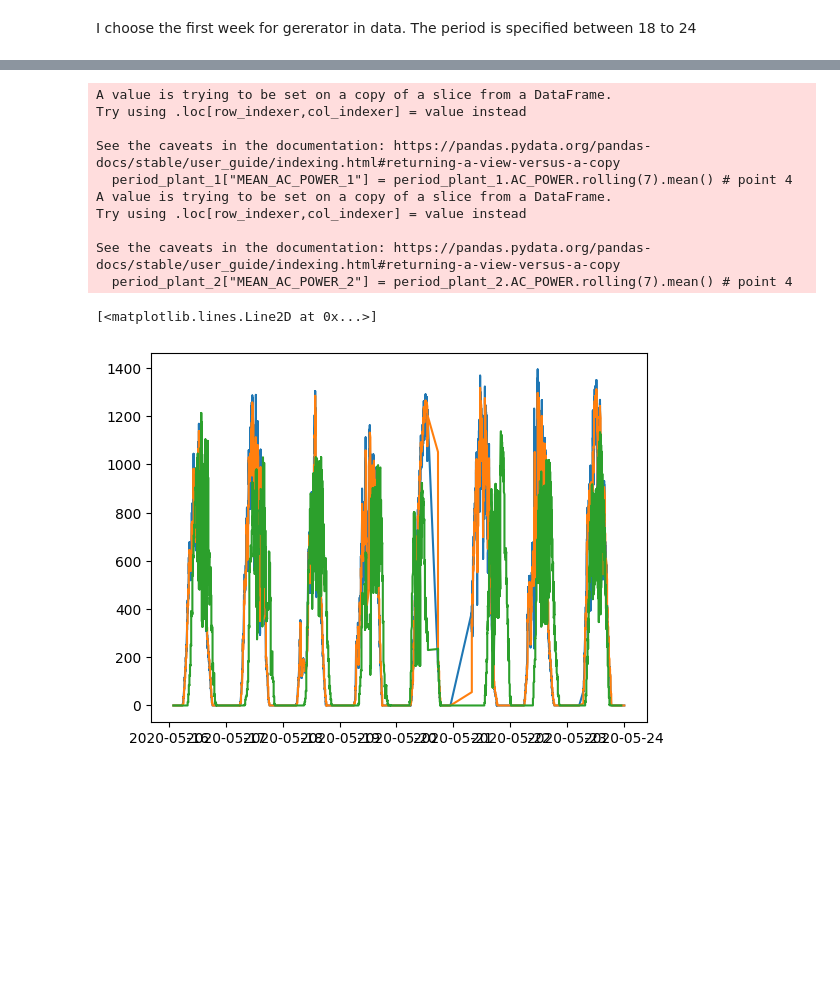
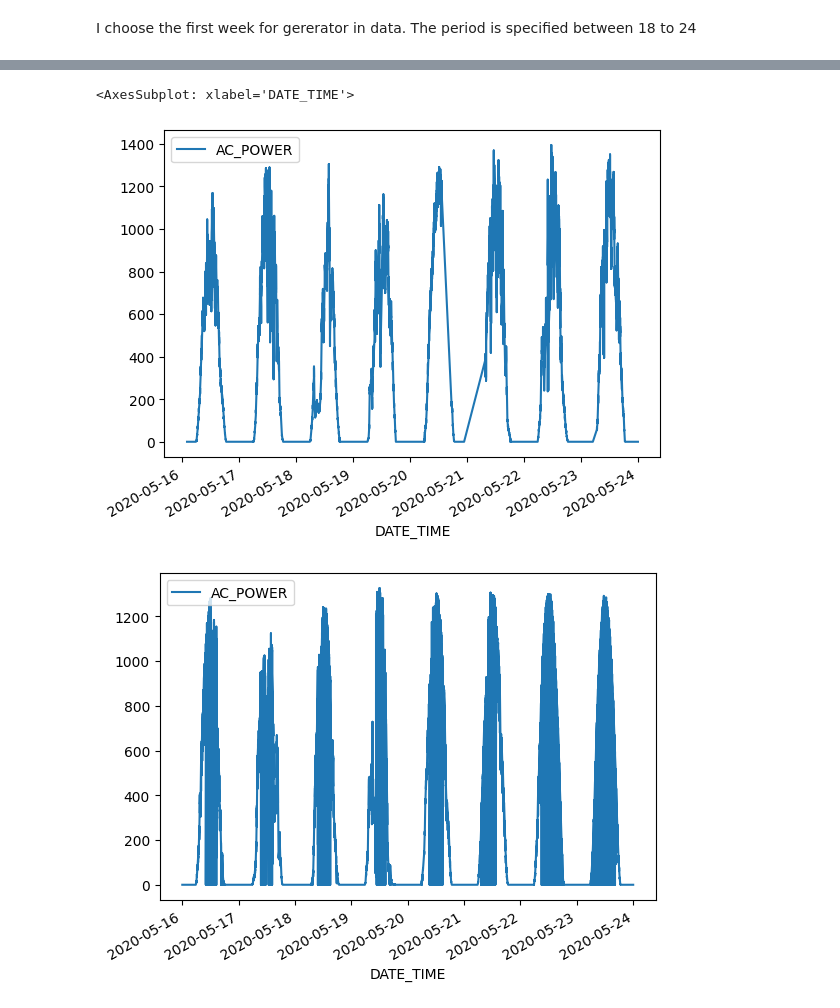
Before and after one commit to RadekKlucz/Jezyki-i-Biblioteki-Analizy-danych-AGH, a Jupyter notebook: Lab11/pandas_exercise.ipynb, the cells around one changed output, grey strips where cells are left out. Cells and saved outputs as stored; diff of their text form; code cells hidden in the pictures; blank space fills up the shorter version.

```diff
--- a/Lab11/pandas_exercise.ipynb
+++ b/Lab11/pandas_exercise.ipynb
@@ -57,22 +80,0 @@ period_plant_2 = plant.loc[week_plant_2]
-# %%
-period_plant_1["MEAN_AC_POWER_1"] = period_plant_1.AC_POWER.rolling(7).mean() # point 4
-period_plant_2["MEAN_AC_POWER_2"] = period_plant_2.AC_POWER.rolling(7).mean() # point 4
-# %% [output]
-A value is trying to be set on a copy of a slice from a DataFrame.
-Try using .loc[row_indexer,col_indexer] = value instead
-
-See the caveats in the documentation: https://pandas.pydata.org/pandas-docs/stable/user_guide/indexing.html#returning-a-view-versus-a-copy
-  period_plant_1["MEAN_AC_POWER_1"] = period_plant_1.AC_POWER.rolling(7).mean() # point 4
-A value is trying to be set on a copy of a slice from a DataFrame.
-Try using .loc[row_indexer,col_indexer] = value instead
-
-See the caveats in the documentation: https://pandas.pydata.org/pandas-docs/stable/user_guide/indexing.html#returning-a-view-versus-a-copy
-  period_plant_2["MEAN_AC_POWER_2"] = period_plant_2.AC_POWER.rolling(7).mean() # point 4
-# %%
-# period_plant_1.plot(x='DATE_TIME', y=['AC_POWER', 'MEAN_AC_POWER'], kind='line', figsize=(15, 5)) # point 3 with point 4
-plt.plot(period_plant_1["DATE_TIME"], period_plant_1["AC_POWER"], label="AC_POWER")
-plt.plot(period_plant_1["DATE_TIME"], period_plant_1["MEAN_AC_POWER_1"], label="MEAN_AC_POWER_1")
-plt.plot(period_plant_1["DATE_TIME"][:15068], period_plant_2["MEAN_AC_POWER_2"], label="MEAN_AC_POWER_2")
-# %% [output]
-[<matplotlib.lines.Line2D at 0x...>]
-[figure, removed]
@@ -80,0 +81,7 @@ plt.plot(period_plant_1["DATE_TIME"][:15068], period_plant_2["MEAN_AC_POWER_2"],
+# %%
+period_plant_1.plot(x="DATE_TIME", y="AC_POWER", kind="line")
+period_plant_2.plot(x="DATE_TIME", y="AC_POWER", kind="line")
+# %% [output]
+<AxesSubplot: xlabel='DATE_TIME'>
+[figure, added]
+[figure, added]
```
Also changed, not shown: parts of 15 cells of this notebook.
